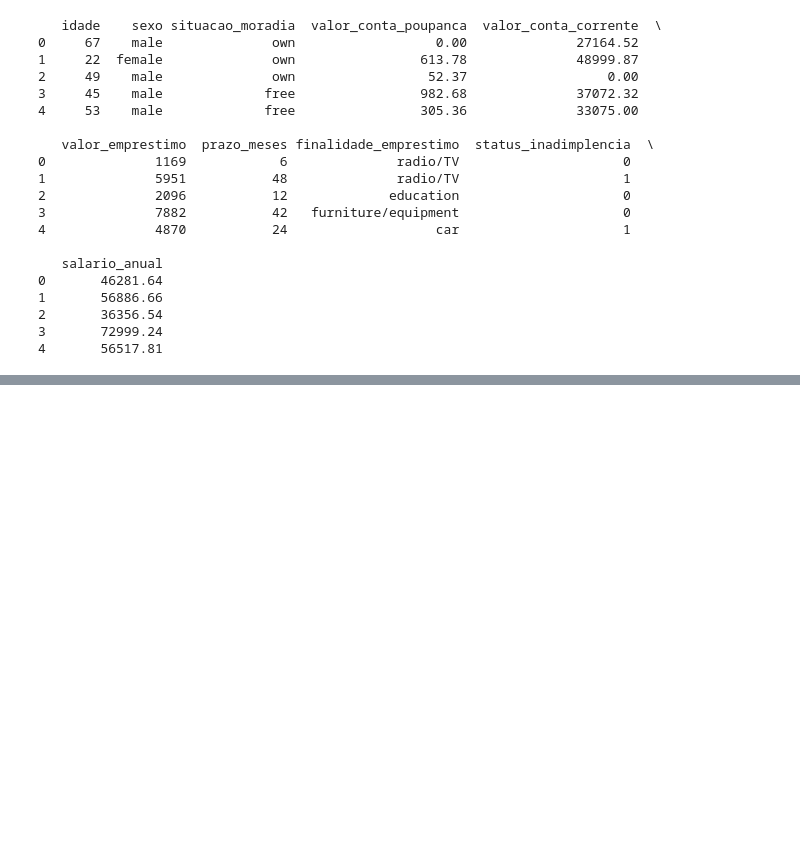
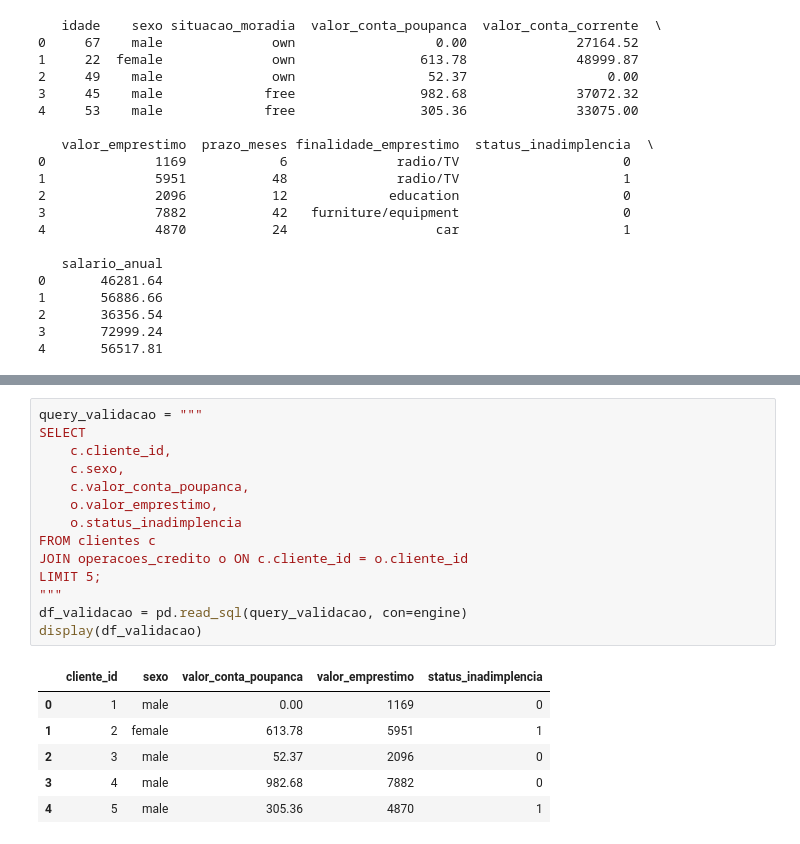
Before and after one commit to henriqueluza/Credit-Analysis-Model, a Jupyter notebook: notebooks/01_importacao_e_limpeza.ipynb, the cells around one changed output, grey strips where cells are left out. Cells and saved outputs as stored; diff of their text form; blank space fills up the shorter version.

```diff
--- a/notebooks/01_importacao_e_limpeza.ipynb
+++ b/notebooks/01_importacao_e_limpeza.ipynb
@@ -178,0 +279,21 @@ print(df_teste)
+# %%
+query_validacao = """
+SELECT
+    c.cliente_id,
+    c.sexo,
+    c.valor_conta_poupanca,
+    o.valor_emprestimo,
+    o.status_inadimplencia
+FROM clientes c
+JOIN operacoes_credito o ON c.cliente_id = o.cliente_id
+LIMIT 5;
+"""
+df_validacao = pd.read_sql(query_validacao, con=engine)
+display(df_validacao)
+# %% [output]
+|  | cliente_id | sexo | valor_conta_poupanca | valor_emprestimo | status_inadimplencia |
+| 0 | 1 | male | 0.00 | 1169 | 0 |
+| 1 | 2 | female | 613.78 | 5951 | 1 |
+| 2 | 3 | male | 52.37 | 2096 | 0 |
+| 3 | 4 | male | 982.68 | 7882 | 0 |
+| 4 | 5 | male | 305.36 | 4870 | 1 |
```
Also changed, not shown: parts of 18 cells of this notebook.
